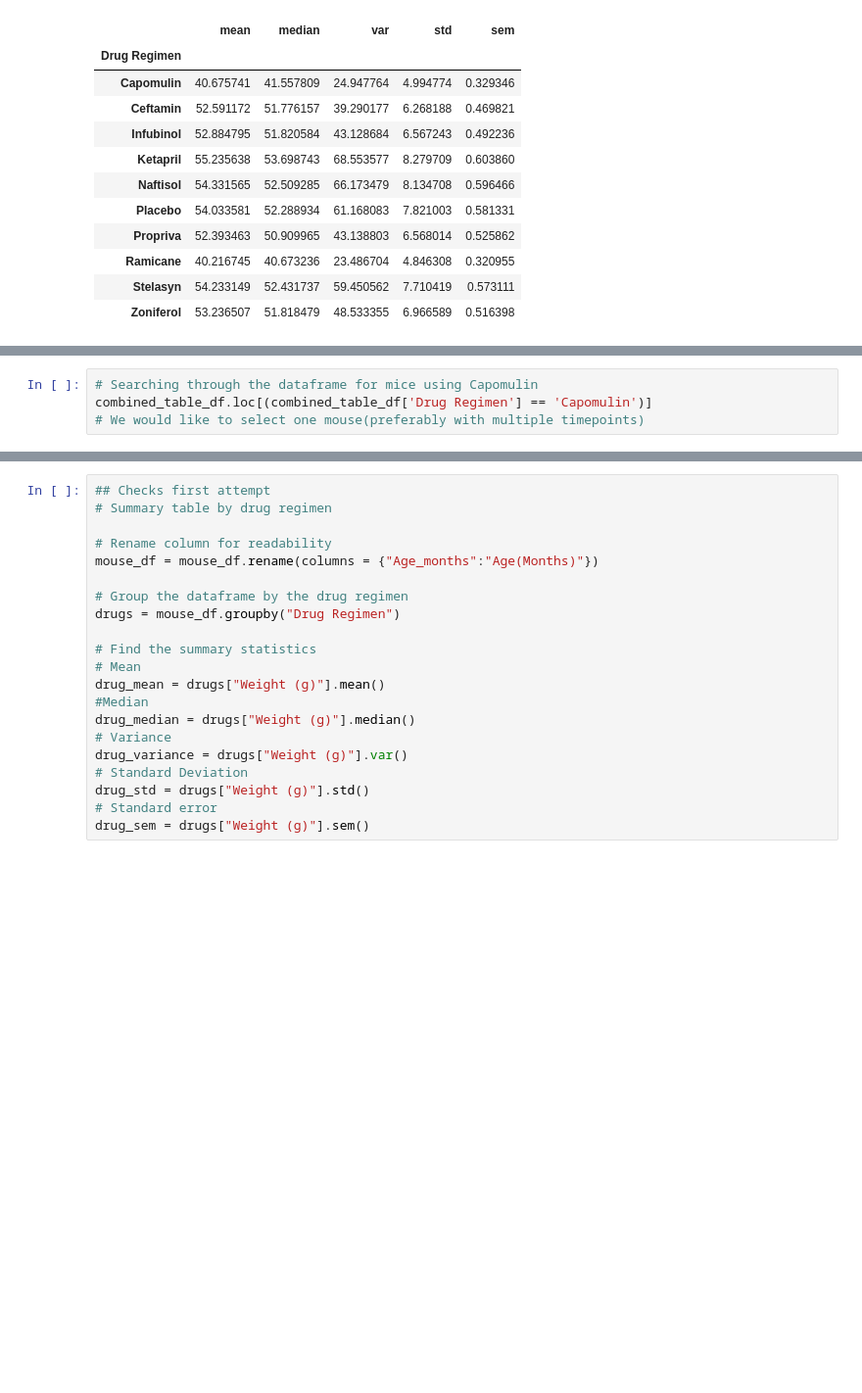
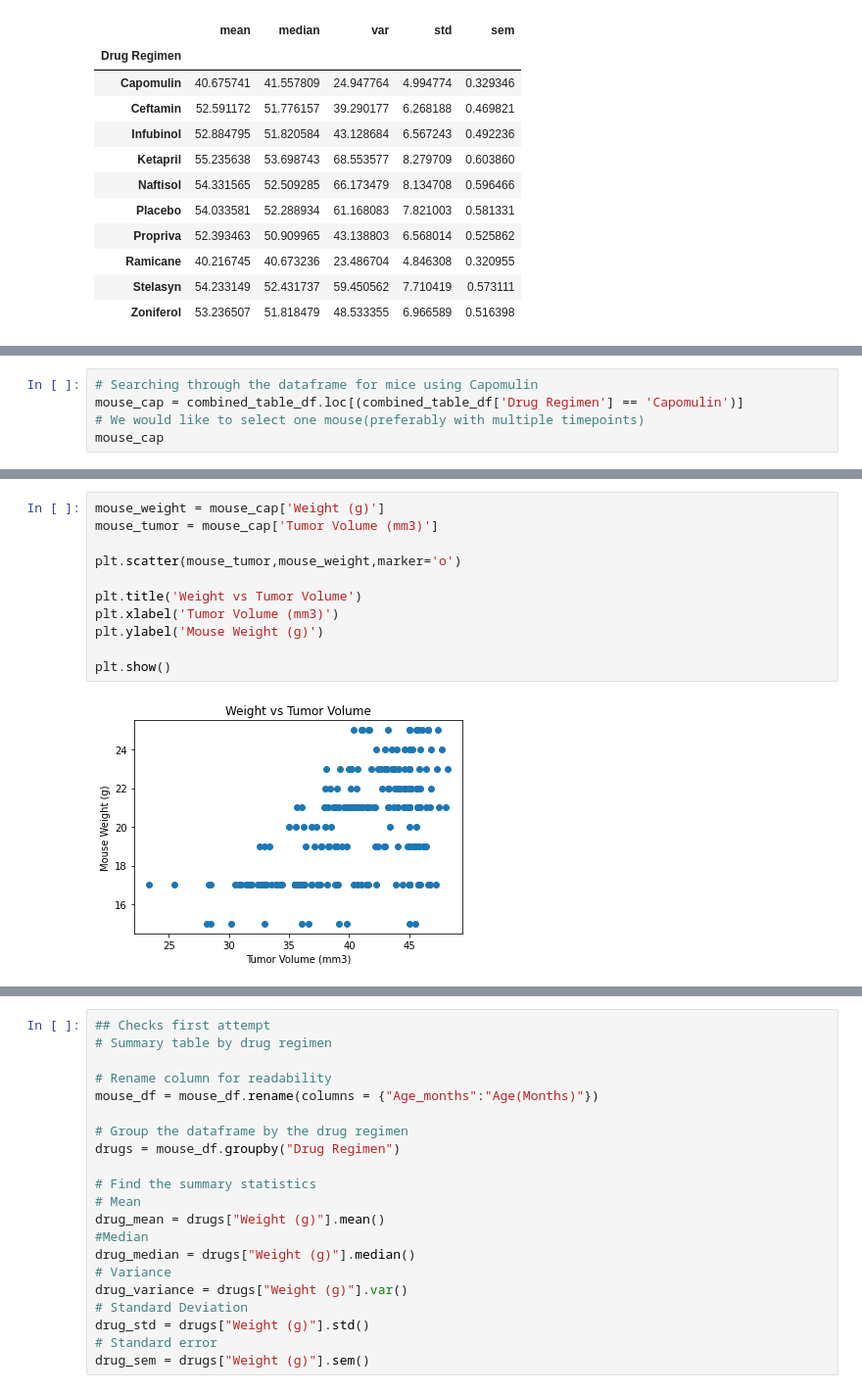
Before and after one commit to kplam624/Mice-Drug-Analysis, a Jupyter notebook: Submission/main.ipynb, the cells around one changed output, grey strips where cells are left out. Shown: that part at 98% size. Drawn from its saved outputs; the diff is of its cells as text; blank space fills up the shorter version.

```diff
--- a/Submission/main.ipynb
+++ b/Submission/main.ipynb
@@ -300,4 +332,5 @@ infubinol_df.sort_values(["Tumor Volume (mm3)"],ascending = True).head()
 # %%
 # Searching through the dataframe for mice using Capomulin
-combined_table_df.loc[(combined_table_df['Drug Regimen'] == 'Capomulin')]
+mouse_cap = combined_table_df.loc[(combined_table_df['Drug Regimen'] == 'Capomulin')]
 # We would like to select one mouse(preferably with multiple timepoints)
+mouse_cap
@@ -328,0 +378,13 @@ plt.show()
+# %%
+mouse_weight = mouse_cap['Weight (g)']
+mouse_tumor = mouse_cap['Tumor Volume (mm3)']
+
+plt.scatter(mouse_tumor,mouse_weight,marker='o')
+
+plt.title('Weight vs Tumor Volume')
+plt.xlabel('Tumor Volume (mm3)')
+plt.ylabel('Mouse Weight (g)')
+
+plt.show()
+# %% [output]
+[figure, added]
```
Also changed, not shown: parts of 21 cells of this notebook.
